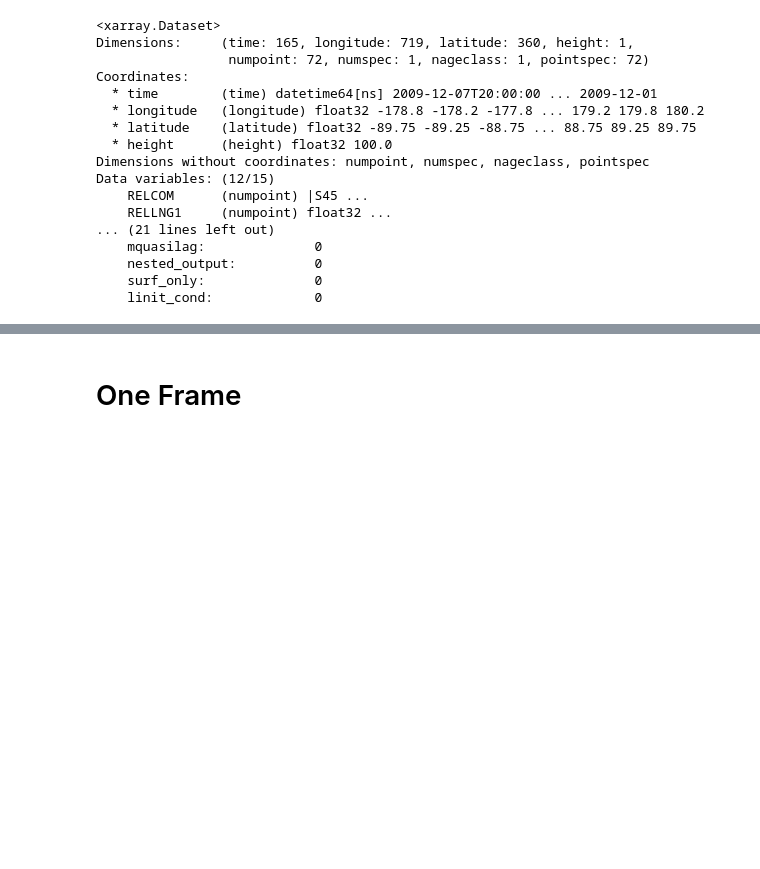
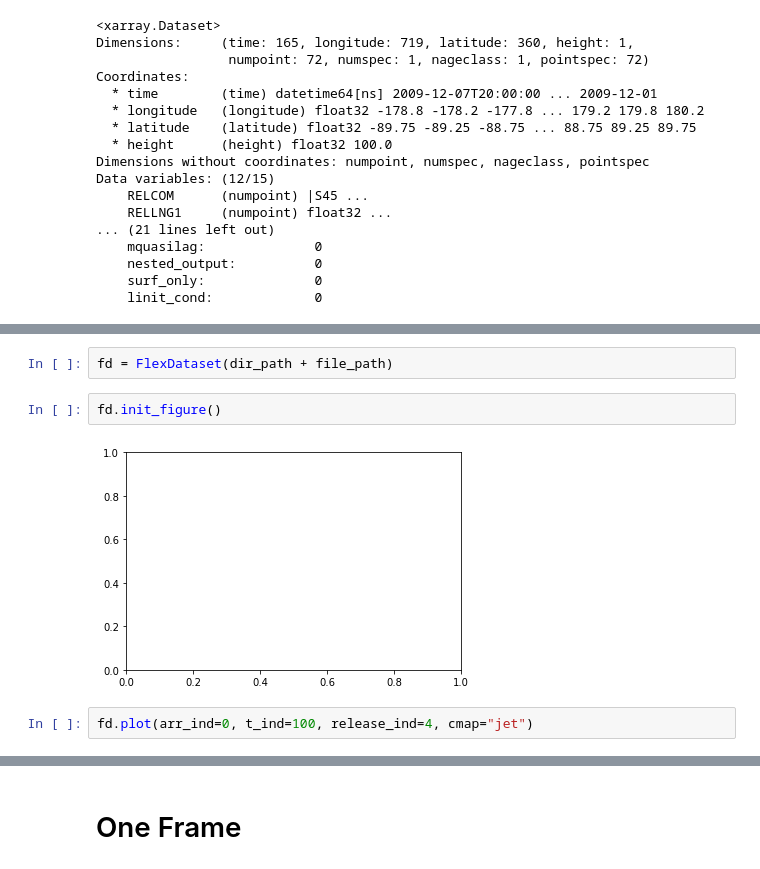
Before and after one commit to christopher-lw/ColumnFLEXPART, a Jupyter notebook: open_data/open_flexpart.ipynb, the cells around one changed output, grey strips where cells are left out. Drawn from its saved outputs; the diff is of its cells as text; blank space fills up the shorter version.

```diff
--- a/open_data/open_flexpart.ipynb
+++ b/open_data/open_flexpart.ipynb
@@ -56,0 +197,8 @@ Data variables: (12/15)
+# %%
+fd = FlexDataset(dir_path + file_path)
+# %%
+fd.init_figure()
+# %% [output]
+[figure, added]
+# %%
+fd.plot(arr_ind=0, t_ind=100, release_ind=4, cmap="jet")
```
Also changed, not shown: parts of 10 cells of this notebook, 4 other files.
